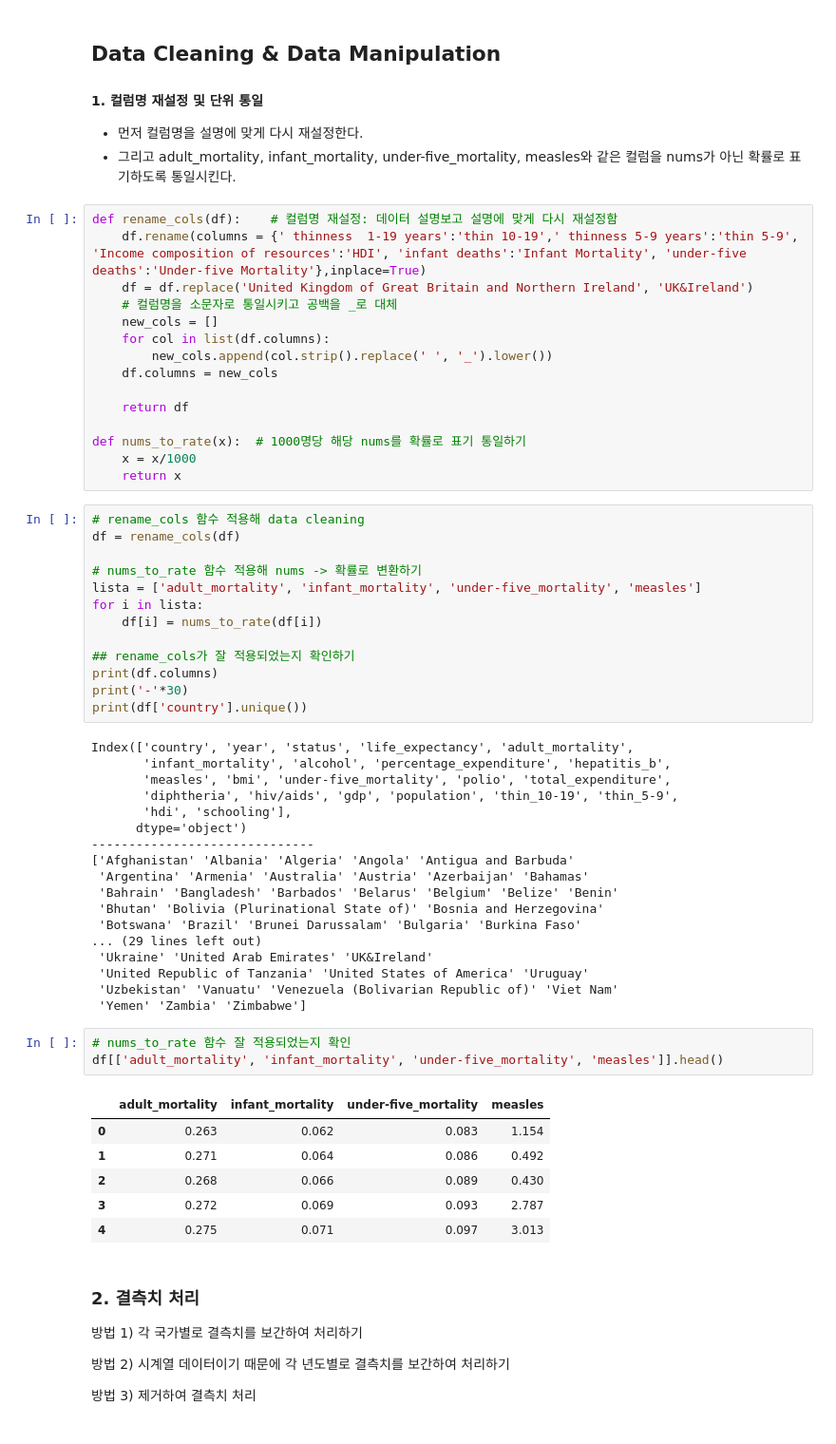
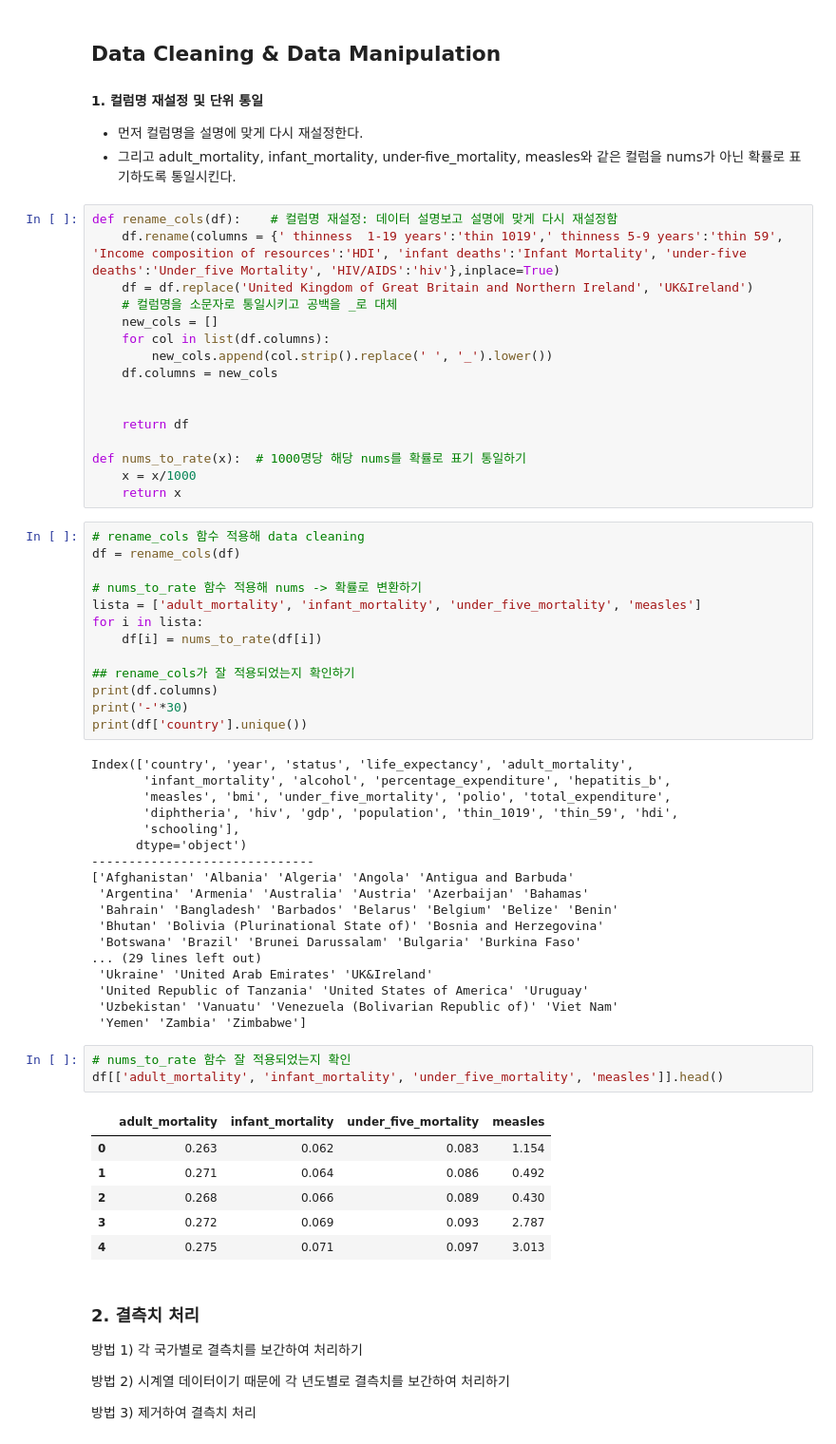
Before and after one commit to minnnnppp/CP1_Life_Expectancy, a Jupyter notebook: cp1_1.ipynb, the cells around one changed output. Shown at 95% size. Cells and saved outputs as stored; diff of their text form.

```diff
--- a/cp1_1.ipynb
+++ b/cp1_1.ipynb
@@ -69,7 +69,7 @@ BMI                                 34
 - 그리고 adult_mortality, infant_mortality, under-five_mortality, measles와 같은 컬럼을 nums가 아닌 확률로 표기하도록 통일시킨다.
 # %%
 def rename_cols(df):    # 컬럼명 재설정: 데이터 설명보고 설명에 맞게 다시 재설정함
-    df.rename(columns = {' thinness  1-19 years':'thin 10-19',' thinness 5-9 years':'thin 5-9', 'Income composition of resources':'HDI', 'infant deaths':'Infant Mortality', 'under-five deaths':'Under-five Mortality'},inplace=True)
+    df.rename(columns = {' thinness  1-19 years':'thin 1019',' thinness 5-9 years':'thin 59', 'Income composition of resources':'HDI', 'infant deaths':'Infant Mortality', 'under-five deaths':'Under_five Mortality', 'HIV/AIDS':'hiv'},inplace=True)
     df = df.replace('United Kingdom of Great Britain and Northern Ireland', 'UK&Ireland')
     # 컬럼명을 소문자로 통일시키고 공백을 _로 대체
     new_cols = []
@@ -77,6 +77,7 @@ def rename_cols(df):    # 컬럼명 재설정: 데이터 설명보고 설명에
         new_cols.append(col.strip().replace(' ', '_').lower())
     df.columns = new_cols
 
+
     return df
 
 def nums_to_rate(x):  # 1000명당 해당 nums를 확률로 표기 통일하기
@@ -87,7 +88,7 @@ def nums_to_rate(x):  # 1000명당 해당 nums를 확률로 표기 통일하기
 df = rename_cols(df)
 
 # nums_to_rate 함수 적용해 nums -> 확률로 변환하기
-lista = ['adult_mortality', 'infant_mortality', 'under-five_mortality', 'measles']
+lista = ['adult_mortality', 'infant_mortality', 'under_five_mortality', 'measles']
 for i in lista:
     df[i] = nums_to_rate(df[i])
 
@@ -98,9 +99,9 @@ print(df['country'].unique())
 # %% [output]
 Index(['country', 'year', 'status', 'life_expectancy', 'adult_mortality',
        'infant_mortality', 'alcohol', 'percentage_expenditure', 'hepatitis_b',
-       'measles', 'bmi', 'under-five_mortality', 'polio', 'total_expenditure',
-       'diphtheria', 'hiv/aids', 'gdp', 'population', 'thin_10-19', 'thin_5-9',
-       'hdi', 'schooling'],
+       'measles', 'bmi', 'under_five_mortality', 'polio', 'total_expenditure',
+       'diphtheria', 'hiv', 'gdp', 'population', 'thin_1019', 'thin_59', 'hdi',
+       'schooling'],
       dtype='object')
 ------------------------------
 ['Afghanistan' 'Albania' 'Algeria' 'Angola' 'Antigua and Barbuda'
@@ -115,9 +116,9 @@ Index(['country', 'year', 'status', 'life_expectancy', 'adult_mortality',
  'Yemen' 'Zambia' 'Zimbabwe']
 # %%
 # nums_to_rate 함수 잘 적용되었는지 확인
-df[['adult_mortality', 'infant_mortality', 'under-five_mortality', 'measles']].head()
+df[['adult_mortality', 'infant_mortality', 'under_five_mortality', 'measles']].head()
 # %% [output]
-|  | adult_mortality | infant_mortality | under-five_mortality | measles |
+|  | adult_mortality | infant_mortality | under_five_mortality | measles |
 | 0 | 0.263 | 0.062 | 0.083 | 1.154 |
 | 1 | 0.271 | 0.064 | 0.086 | 0.492 |
 | 2 | 0.268 | 0.066 | 0.089 | 0.430 |
```
Also changed, not shown: parts of 29 cells of this notebook.
